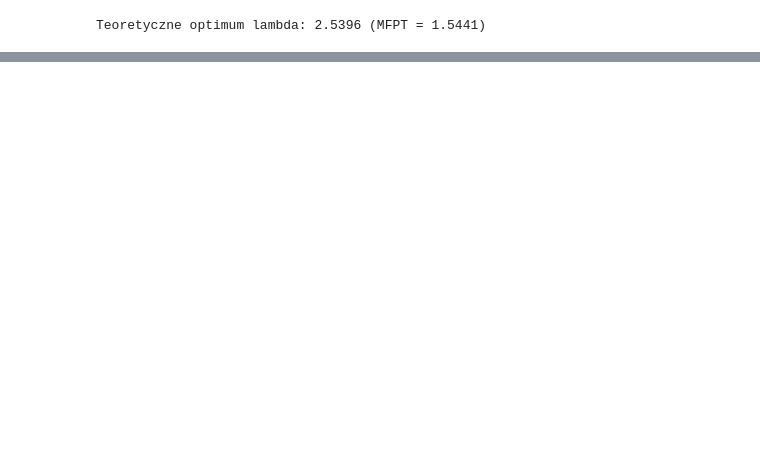
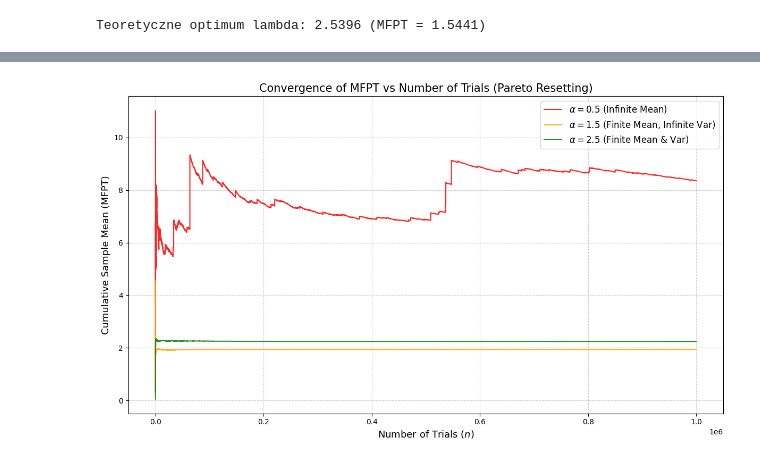
Before and after one commit to bartox12/Stochastic-Processes, a Jupyter notebook: Spins_Project.ipynb, the cells around one changed output, grey strips where cells are left out. Drawn from its saved outputs; the diff is of its cells as text; code cells hidden in the pictures; blank space fills up the shorter version.

```diff
--- a/Spins_Project.ipynb
+++ b/Spins_Project.ipynb
@@ -286,24 +386,23 @@ RMSE: 0.032238
 # %%
-# --- Extension: Resetting with Pareto distribution (heavy tails) ---
+# --- Extension: Convergence of MFPT under Pareto Resetting ---
 
+import numpy as np
+import matplotlib.pyplot as plt
+from numba import njit
 
 @njit
-def simulate_mfpt_pareto(alpha, xm, D, L, dt, trials, max_time=15000):
+def simulate_fpt_array_pareto(alpha, xm, D, L, dt, trials, max_time=100000):
     """
-    Simulates MFPT with resetting intervals drawn from a Pareto distribution.
-    alpha - shape parameter (alpha <= 1 means infinite mean)
-    xm - scale parameter (minimum interval between resets)
+    Simulates FPTs with Pareto resetting and returns an array of INDIVIDUAL passage times.
+    We use a large max_time because alpha=0.5 can produce massive time gaps.
     """
-    total_fpt = 0.0
+    fpts = np.zeros(trials)
     sqrt_2Ddt = np.sqrt(2 * D * dt)
 
-    for _ in range(trials):
+    for i in range(trials):
         x = 0.0
         t = 0.0
 
-        # In Numpy, np.random.pareto(alpha) returns the Lomax distribution on [0, inf).
-        # To get the standard Pareto distribution defined on [xm, inf),
-        # we need to add 1.0 and multiply by the scale parameter (xm).
         t_next_reset = xm * (np.random.pareto(alpha) + 1.0)
         t_since_reset = 0.0
 
@@ -313,58 +412,67 @@ def simulate_mfpt_pareto(alpha, xm, D, L, dt, trials, max_time=15000):
             t += dt
             t_since_reset += dt
 
-            # If the drawn time has elapsed, a reset occurs
+            # Reset condition
             if t_since_reset >= t_next_reset:
                 x = 0.0
                 t_since_reset = 0.0
-                # Draw a new time for the next reset
                 t_next_reset = xm * (np.random.pareto(alpha) + 1.0)
 
-            # Safeguard against infinite random walks - with an infinite
-            # mean, times can be massive, so we need a "fuse" in the simulation
+            # Fuse to prevent literal infinite loops in the alpha=0.5 case
             if t > max_time:
                 break
 
-        total_fpt += t
+        fpts[i] = t
 
-    return total_fpt / trials
+    return fpts
 
 # --- Simulation Parameters ---
 D = 1.0
 L = 1.0
 dt = 0.001
-trials = 5000  # You can increase this to e.g., 10000 for a smoother plot
-xm = 0.1       # Minimum time before the first reset
+trials = 1000000  # Number of trials to observe convergence behavior
+xm = 0.1
+max_time = 500000 # Increased to capture the heavy tails properly
 
-# We select values for the alpha parameter (including <= 1, which means infinite mean of intervals)
-alpha_vals = np.linspace(0.4, 2.5, 25)
-mfpt_pareto_results = np.zeros(len(alpha_vals))
+alphas = [0.5, 1.5, 2.5]
+colors = ['red', 'orange', 'green']
+labels = [
+    r'$\alpha = 0.5$ (Infinite Mean)',
+    r'$\alpha = 1.5$ (Finite Mean, Infinite Var)',
+    r'$\alpha = 2.5$ (Finite Mean & Var)'
+]
 
-print(f"Starting simulation for Pareto distribution (trials={trials}). Please wait...")
-for i, alpha in enumerate(alpha_vals):
-    mfpt = simulate_mfpt_pareto(alpha, xm, D, L, dt, trials, max_time=15000)
-    mfpt_pareto_results[i] = mfpt
-    print(f"Alpha: {alpha:.2f} | MFPT: {mfpt:.3f}")
+plt.figure(figsize=(12, 7))
+
+print(f"Starting simulation for {trials} trials per alpha...")
+
+for alpha, color, label in zip(alphas, colors, labels):
+    print(f"Simulating for alpha = {alpha}...")
+
+    # 1. Get the array of individual first passage times
+    fpts = simulate_fpt_array_pareto(alpha, xm, D, L, dt, trials, max_time)
+
+    # 2. Calculate the cumulative moving average (Sample Mean as n increases)
+    # np.cumsum(fpts) gives the running sum, dividing by the index gives the running mean
+    n_array = np.arange(1, trials + 1)
+    cumulative_mfpt = np.cumsum(fpts) / n_array
+
+    # 3. Plot the cumulative mean
+    plt.plot(n_array, cumulative_mfpt, color=color, lw=1.5, label=label, alpha=0.85)
 
 print("Simulation finished!")
-print("-" * 30)
 
-# --- Plotting the results ---
-plt.figure(figsize=(10, 6))
+# --- Plot Formatting ---
+plt.title('Convergence of MFPT vs Number of Trials (Pareto Resetting)', fontsize=15)
+plt.xlabel('Number of Trials ($n$)', fontsize=13)
+plt.ylabel('Cumulative Sample Mean (MFPT)', fontsize=13)
+plt.legend(fontsize=12)
+plt.grid(True, linestyle='--', alpha=0.6)
+plt.tight_layout()
 
-plt.plot(alpha_vals, mfpt_pareto_results, marker='o', color='purple', lw=2, label='Simulation MFPT (Pareto)')
+os.makedirs('plots', exist_ok=True)
+plt.savefig('plots/pareto_convergence.png', dpi=300, bbox_inches='tight')
+print("Wykres zapisany: plots/pareto_convergence.png")
 
-# Highlighting the infinite mean boundary
-plt.axvline(x=1.0, color='red', linestyle='--', lw=2, alpha=0.7,
-            label='Infinite mean boundary ($\\alpha=1$)')
-plt.axvspan(0, 1.0, color='red', alpha=0.05, label='Mean interval = $\\infty$')
-
-plt.title('MFPT in a System with Pareto Resetting', fontsize=14)
-plt.xlabel('Shape Parameter ($\\alpha$)', fontsize=12)
-plt.ylabel('Mean First Passage Time (MFPT)', fontsize=12)
-plt.xlim(min(alpha_vals), max(alpha_vals))
-plt.legend()
-plt.grid(True, linestyle=':', alpha=0.6)
-plt.tight_layout()
 plt.show()
 # %% [output]
@@ -371,0 +485 @@ KeyboardInterrupt:
+[figure, added]
```
Also changed, not shown: parts of 7 cells of this notebook, 3 other files.
